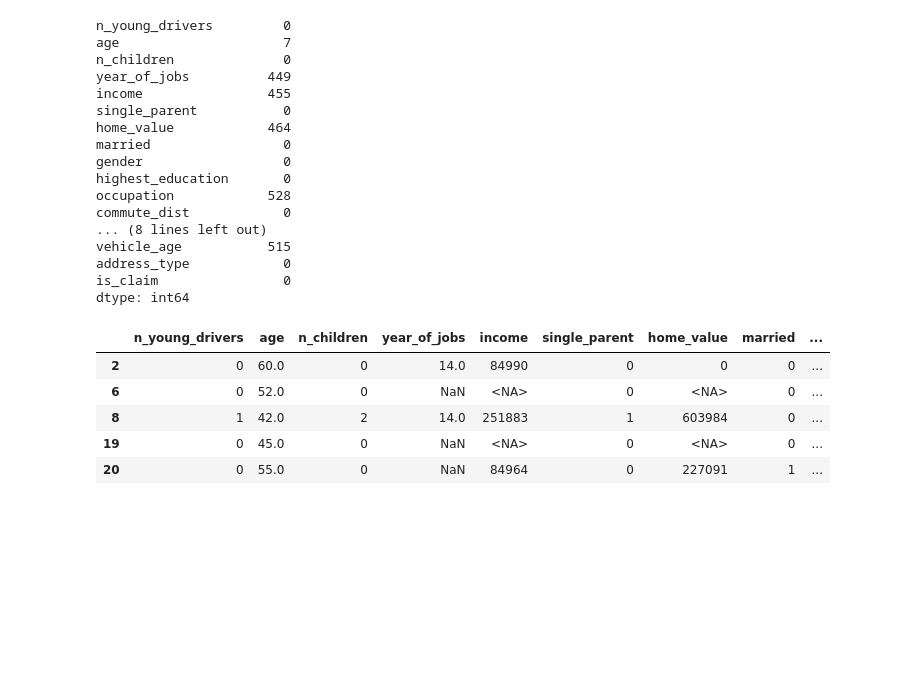
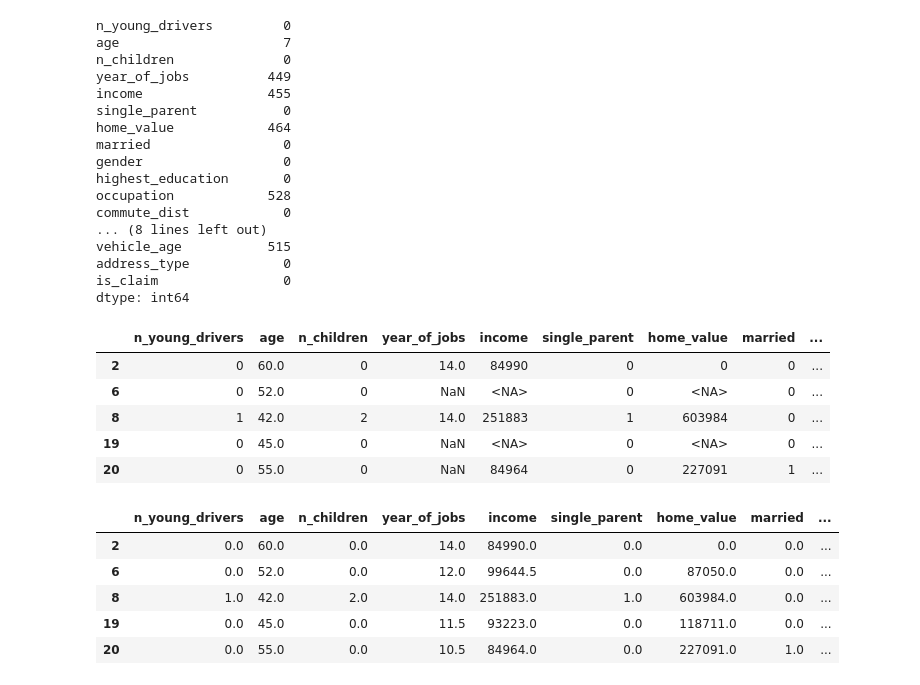
Before and after one commit to hatunglam/kaggle-projects, a Jupyter notebook: car_insurance/main.ipynb, the cells around one changed output. Saved outputs shown, nothing was run; the diff lists cells and outputs as text; code cells hidden in the pictures; blank space fills up the shorter version.

Commit message:
imputed

```diff
--- a/car_insurance/main.ipynb
+++ b/car_insurance/main.ipynb
@@ -327,3 +327,15 @@ missing_df.head()
 | 8 | 1 | 42.0 | 2 | 14.0 | 251883 | 1 | 603984 | 0 | ... |
 | 19 | 0 | 45.0 | 0 | NaN | <NA> | 0 | <NA> | 0 | ... |
 | 20 | 0 | 55.0 | 0 | NaN | 84964 | 0 | 227091 | 1 | ... |
+# %%
+# show the same but after imputatio
+imputed_df = numeric_data_imputed.loc[missing_df.index, :]
+# %%
+imputed_df.head()
+# %% [output]
+|  | n_young_drivers | age | n_children | year_of_jobs | income | single_parent | home_value | married | ... |
+| 2 | 0.0 | 60.0 | 0.0 | 14.0 | 84990.0 | 0.0 | 0.0 | 0.0 | ... |
+| 6 | 0.0 | 52.0 | 0.0 | 12.0 | 99644.5 | 0.0 | 87050.0 | 0.0 | ... |
+| 8 | 1.0 | 42.0 | 2.0 | 14.0 | 251883.0 | 1.0 | 603984.0 | 0.0 | ... |
+| 19 | 0.0 | 45.0 | 0.0 | 11.5 | 93223.0 | 0.0 | 118711.0 | 0.0 | ... |
+| 20 | 0.0 | 55.0 | 0.0 | 10.5 | 84964.0 | 0.0 | 227091.0 | 1.0 | ... |
```
